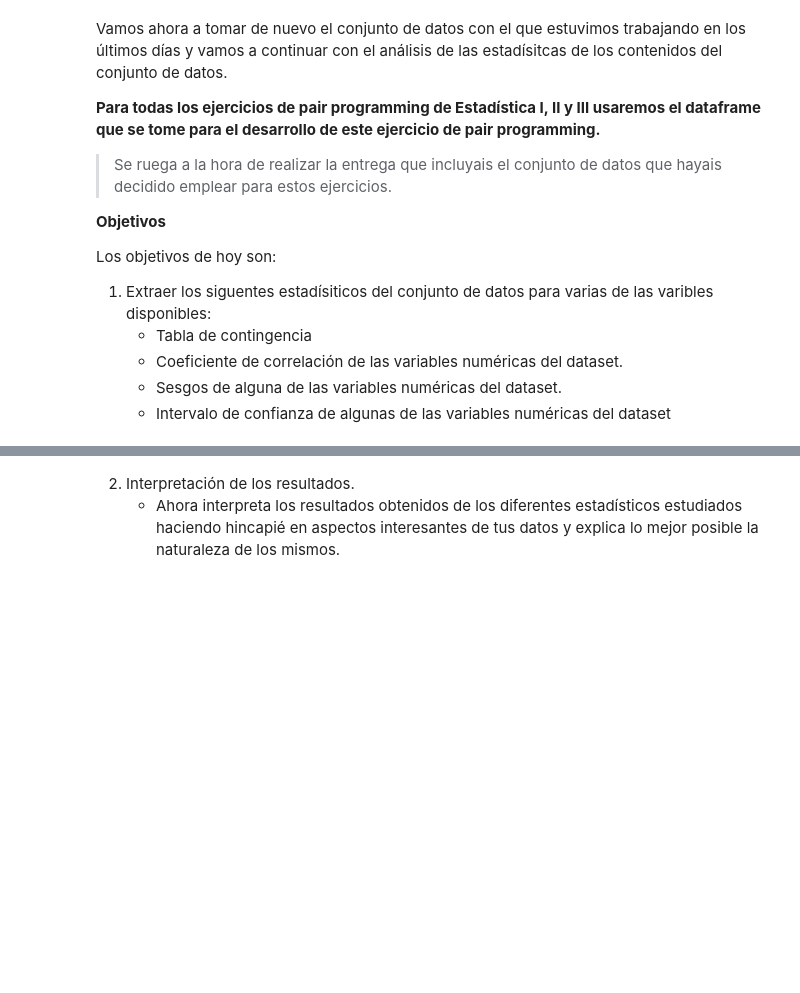
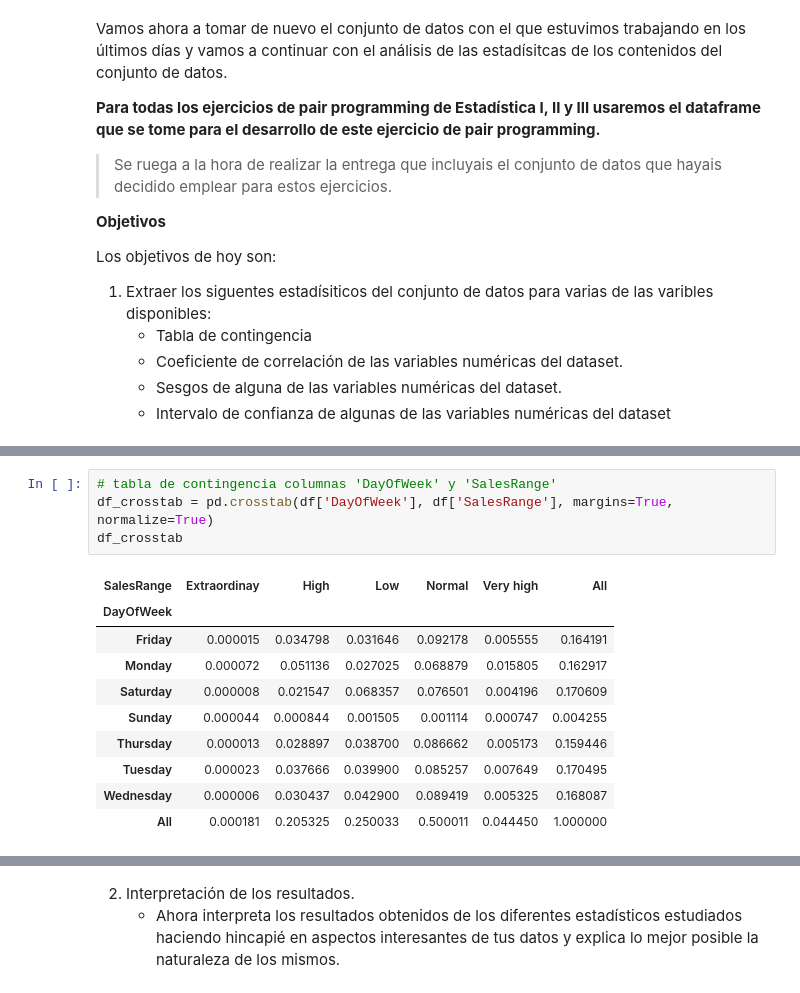
Before and after one commit to Adalab/promo-d-da-modulo2-sprint1-cassia-maitane, a Jupyter notebook: estadistica/estadistica-III-tablas-contingencia-intervalos-confianza.ipynb, the cells around one changed output, grey strips where cells are left out. Saved outputs shown, nothing was run; the diff lists cells and outputs as text; blank space fills up the shorter version.

```diff
--- a/estadistica/estadistica-III-tablas-contingencia-intervalos-confianza.ipynb
+++ b/estadistica/estadistica-III-tablas-contingencia-intervalos-confianza.ipynb
@@ -18,0 +35,15 @@ Los objetivos de hoy son:
+# %%
+# tabla de contingencia columnas 'DayOfWeek' y 'SalesRange'
+df_crosstab = pd.crosstab(df['DayOfWeek'], df['SalesRange'], margins=True, normalize=True)
+df_crosstab
+# %% [output]
+| SalesRange | Extraordinay | High | Low | Normal | Very high | All |
+| DayOfWeek |  |  |  |  |  |  |
+| Friday | 0.000015 | 0.034798 | 0.031646 | 0.092178 | 0.005555 | 0.164191 |
+| Monday | 0.000072 | 0.051136 | 0.027025 | 0.068879 | 0.015805 | 0.162917 |
+| Saturday | 0.000008 | 0.021547 | 0.068357 | 0.076501 | 0.004196 | 0.170609 |
+| Sunday | 0.000044 | 0.000844 | 0.001505 | 0.001114 | 0.000747 | 0.004255 |
+| Thursday | 0.000013 | 0.028897 | 0.038700 | 0.086662 | 0.005173 | 0.159446 |
+| Tuesday | 0.000023 | 0.037666 | 0.039900 | 0.085257 | 0.007649 | 0.170495 |
+| Wednesday | 0.000006 | 0.030437 | 0.042900 | 0.089419 | 0.005325 | 0.168087 |
+| All | 0.000181 | 0.205325 | 0.250033 | 0.500011 | 0.044450 | 1.000000 |
```
Also changed, not shown: parts of 12 cells of this notebook, 3 other files.
